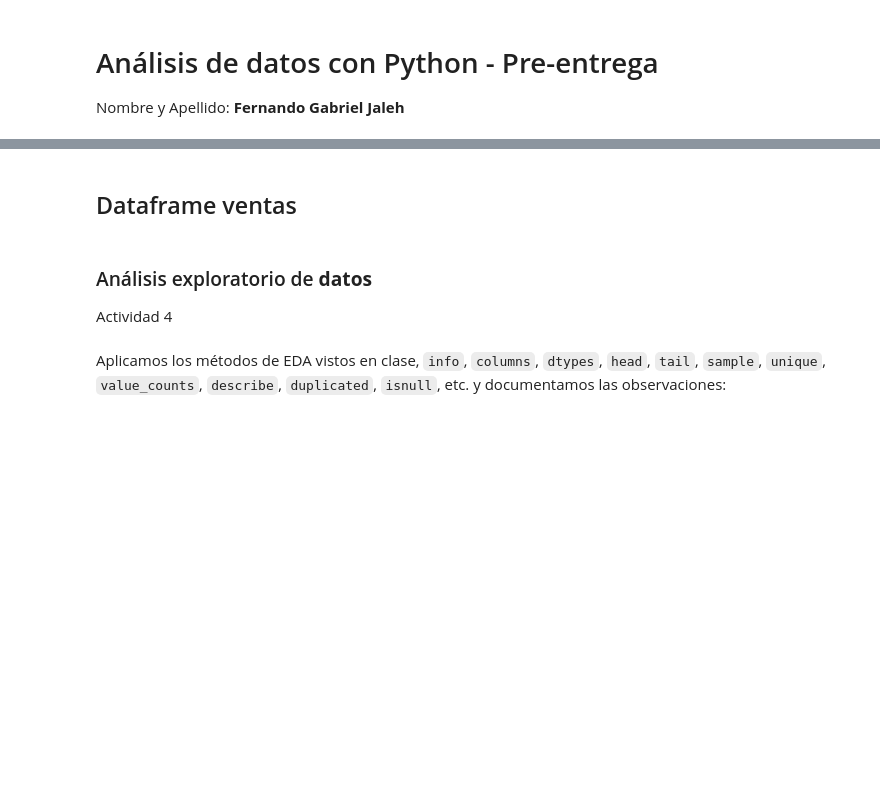
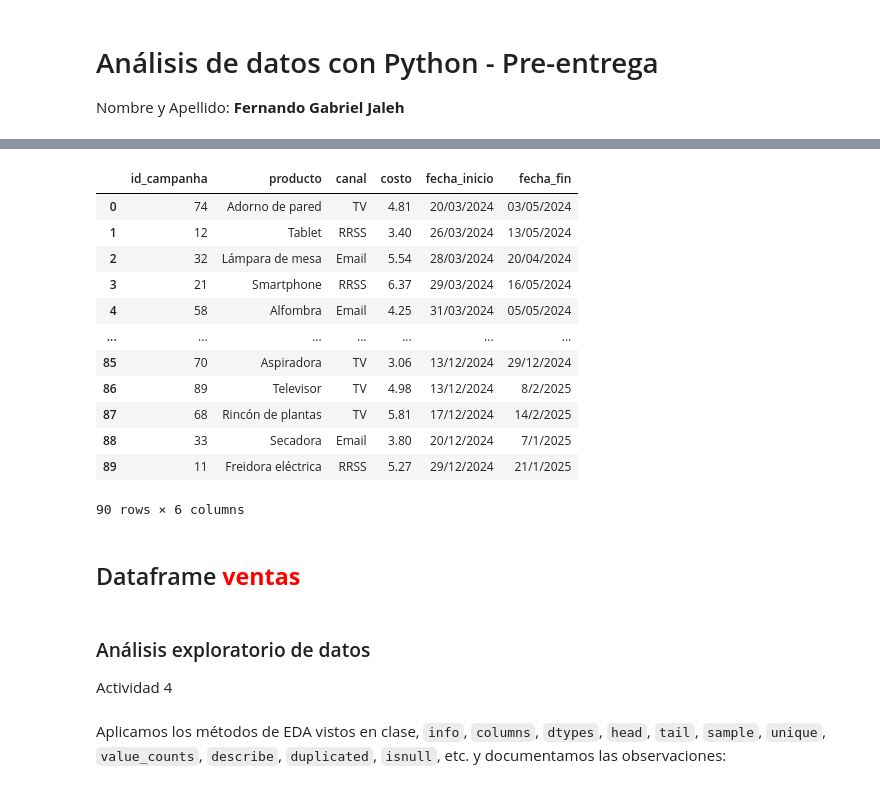
Before and after one commit to FerJGit/TT-2C2025-Data-Analitycs-Notebooks, a Jupyter notebook: PreEntrega/Mis_Archivos/Pre-entrega.ipynb, the cells around one changed output, grey strips where cells are left out. Drawn from its saved outputs; the diff is of its cells as text; code cells hidden in the pictures; blank space fills up the shorter version.

```diff
--- a/PreEntrega/Mis_Archivos/Pre-entrega.ipynb
+++ b/PreEntrega/Mis_Archivos/Pre-entrega.ipynb
@@ -45,3 +45,3 @@ df_clientes = pd.read_csv("https://raw.githubusercontent.com/jrigottiedu/TT-2C20
 # %%
-# Import dataset marketing
-df_marketing = pd.read_csv("https://raw.githubusercontent.com/jrigottiedu/TT-2C2025-Data-Analitycs-Notebooks/refs/heads/main/PreEntrega/Datasets/marketing.csv")
+# Importo el dataset marketing desde mi github
+df_marketing = pd.read_csv("https://raw.githubusercontent.com/FerJGit/TT-2C2025-Data-Analitycs-Notebooks/refs/heads/main/PreEntrega/Datasets/marketing.csv")
@@ -50,7 +82,24 @@ df_ventas
+# %%
+# Veo lo que trae del dataset de marketing
+df_marketing
+# %% [output]
+|  | id_campanha | producto | canal | costo | fecha_inicio | fecha_fin |
+| 0 | 74 | Adorno de pared | TV | 4.81 | 20/03/2024 | 03/05/2024 |
+| 1 | 12 | Tablet | RRSS | 3.40 | 26/03/2024 | 13/05/2024 |
+| 2 | 32 | Lámpara de mesa | Email | 5.54 | 28/03/2024 | 20/04/2024 |
+| 3 | 21 | Smartphone | RRSS | 6.37 | 29/03/2024 | 16/05/2024 |
+| 4 | 58 | Alfombra | Email | 4.25 | 31/03/2024 | 05/05/2024 |
+| ... | ... | ... | ... | ... | ... | ... |
+| 85 | 70 | Aspiradora | TV | 3.06 | 13/12/2024 | 29/12/2024 |
+| 86 | 89 | Televisor | TV | 4.98 | 13/12/2024 | 8/2/2025 |
+| 87 | 68 | Rincón de plantas | TV | 5.81 | 17/12/2024 | 14/2/2025 |
+| 88 | 33 | Secadora | Email | 3.80 | 20/12/2024 | 7/1/2025 |
+| 89 | 11 | Freidora eléctrica | RRSS | 5.27 | 29/12/2024 | 21/1/2025 |
+90 rows × 6 columns
 # %% [markdown]
-## Dataframe ventas
+## Dataframe <font color="red">**ventas**</font>
 # %% [markdown]
-### Análisis exploratorio de **datos**
+### Análisis exploratorio de datos
 Actividad 4
 # %% [markdown]
 Aplicamos los métodos de EDA vistos en clase, `info`, `columns`, `dtypes`, `head`, `tail`, `sample`, `unique`, `value_counts`, `describe`, `duplicated`, `isnull`, etc. y documentamos las observaciones:
```
Also changed, not shown: parts of 36 cells of this notebook.
